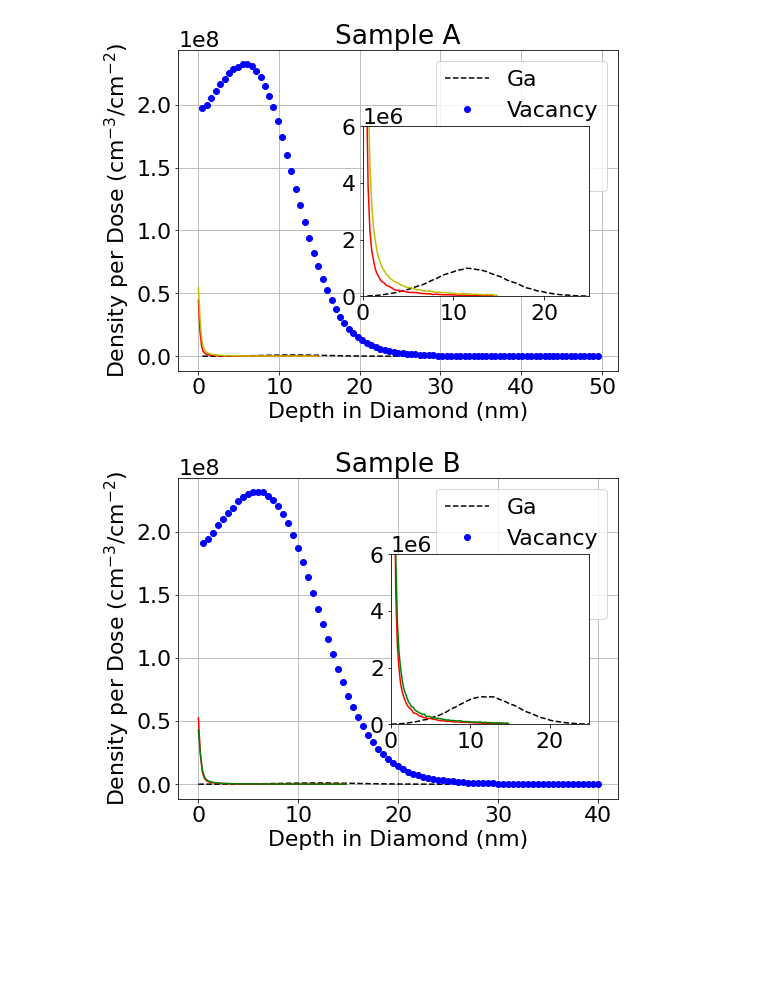
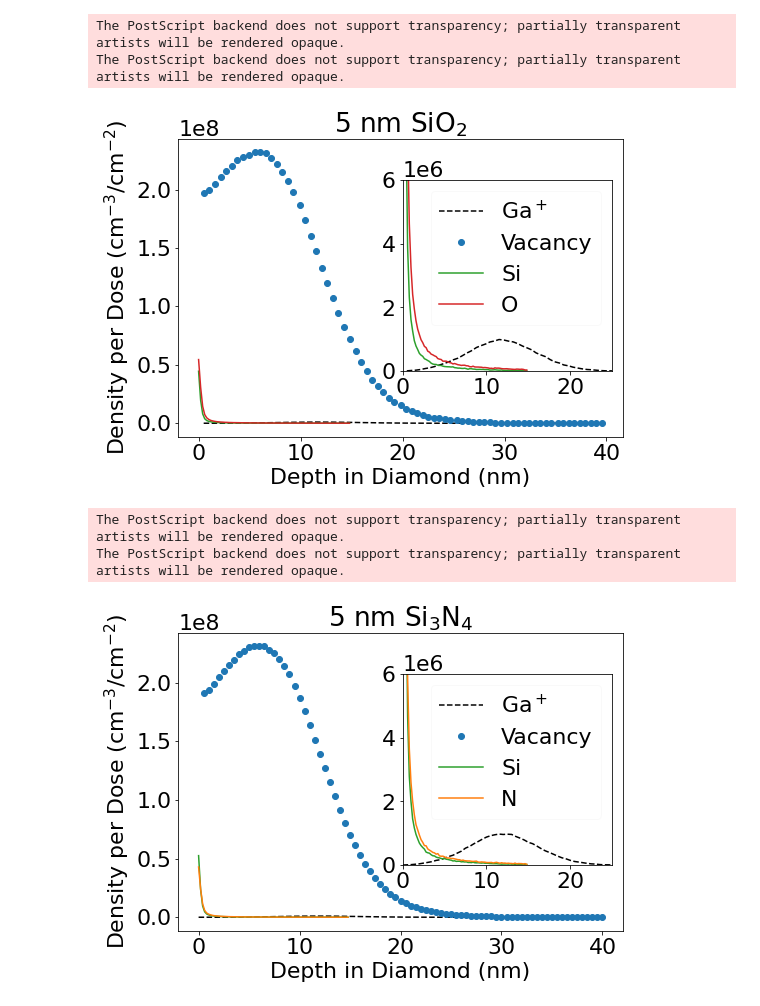
Before and after one commit to ahserhan/SiO2-SiV, a Jupyter notebook: 5nm 30keV fine/FinalPlot.ipynb, the cells around one changed output. Drawn from its saved outputs; the diff is of its cells as text; code cells hidden in the pictures; blank space fills up the shorter version.

Commit message:
experiment simulation plot revisiono

```diff
--- a/5nm 30keV fine/FinalPlot.ipynb
+++ b/5nm 30keV fine/FinalPlot.ipynb
@@ -13,54 +13,84 @@ SiNfine = pd.read_csv('SiNfine.csv')
 # %%
 cm = 1/2.54
 fig = plt.figure(figsize=(20*cm, 15*cm))
 plt.rcParams.update({'font.size': 22})
-plt.grid()
+
+# plt.rcParams.update({'font.size': 6})
+# cm = 1/2.54
+# fig = plt.figure(figsize=(4.5*cm, 3.4*cm))
+# plt.grid()
 plt.xlabel(r'Depth in Diamond (nm)')
 plt.ylabel(r'Density per Dose (cm$^{-3}$/cm$^{-2}$)')
 plt.plot(SiO['DEPTH'], SiO['Ga'], '--k',label = 'Ga')
-plt.plot(SiO['DEPTH'], SiO['C']*1e8, 'ob',label = 'Vacancy')
-plt.plot(SiOfine['DEPTH'], SiOfine['Si'], '-r',label = 'Si')
-plt.plot(SiOfine['DEPTH'], SiOfine['O'], '-y',label = 'O')
-plt.title('Sample A')
-plt.legend()
+plt.plot(SiO['DEPTH'], SiO['C']*1e8, 'oC0',label = 'Vacancy')
+plt.plot(SiOfine['DEPTH'], SiOfine['Si'], '-C2',label = 'Si')
+plt.plot(SiOfine['DEPTH'], SiOfine['O'], '-C3',label = 'O')
+plt.title('5 nm SiO$_2$')
+# plt.legend()
 
-a = plt.axes([0.45, .3, .4, .4])
+a = plt.axes([0.57, .33, .37, .45])
 # plt.grid()
 plt.plot(SiO['DEPTH'], SiO['Ga'], '--k')
-plt.plot(SiOfine['DEPTH'], SiOfine['Si'], '-r')
-plt.plot(SiOfine['DEPTH'], SiOfine['O'], '-y')
+plt.plot(SiOfine['DEPTH'], SiOfine['Si'], '-C2')
+plt.plot(SiOfine['DEPTH'], SiOfine['O'], '-C3')
 plt.xlim([0,25])
 plt.ylim([0,0.6e7])
 # plt.title('Probability')
 # plt.xticks([])
 # plt.yticks([])
-plt.savefig('sio.svg', format= 'svg',transparent=True)
+
+plt.plot([], '--k',label = 'Ga$^+$')
+plt.plot([], 'oC0',label = 'Vacancy')
+plt.plot([], '-C2',label = 'Si')
+plt.plot([], '-C3',label = 'O')
+
+lgd = plt.legend(loc = "upper right")
+lgd.get_frame().set_alpha(0.1)
+plt.tight_layout()
+plt.savefig('sio.eps', format= 'eps',transparent=False)
 # %% [output]
+The PostScript backend does not support transparency; partially transparent artists will be rendered opaque.
+The PostScript backend does not support transparency; partially transparent artists will be rendered opaque.
-[figure, old version]
+[figure, new version]
 # %%
 cm = 1/2.54
 fig = plt.figure(figsize=(20*cm, 15*cm))
 plt.rcParams.update({'font.size': 22})
-plt.grid()
+# plt.rcParams.update({'font.size': 6})
+# cm = 1/2.54
+# fig = plt.figure(figsize=(4.5*cm, 3.4*cm))
+
+# plt.grid()
 plt.xlabel(r'Depth in Diamond (nm)')
+# plt.ylabel(r'Density per Dose (cm$^{-3}$/cm$^{-2}$)')
 plt.ylabel(r'Density per Dose (cm$^{-3}$/cm$^{-2}$)')
 plt.plot(SiN['DEPTH'], SiN['Ga'], '--k',label = 'Ga')
-plt.plot(SiN['DEPTH'][1:], SiN['C'][1:]*1e8, 'ob',label = 'Vacancy')
-plt.plot(SiNfine['DEPTH'], SiNfine['Si'], '-r',label = 'Si')
-plt.plot(SiNfine['DEPTH'], SiNfine['N'], '-g',label = 'N')
-plt.title('Sample B')
-plt.legend()
+plt.plot(SiN['DEPTH'][1:], SiN['C'][1:]*1e8, 'oC0',label = 'Vacancy')
+plt.plot(SiNfine['DEPTH'], SiNfine['Si'], '-C2',label = 'Si')
+plt.plot(SiNfine['DEPTH'], SiNfine['N'], '-C1',label = 'N')
+# plt.yticks([0,5e7,1e8,1.5e8,2e8],['','','','',''])
+plt.title('5 nm Si$_3$N$_4$')
+# plt.legend()
 
-a = plt.axes([0.5, .3, .35, .4])
+# a = plt.axes([0.51, .33, .37, .45])
+a = plt.axes([0.57, .33, .37, .45])
 # plt.grid()
 plt.plot(SiN['DEPTH'], SiN['Ga'], '--k')
-plt.plot(SiNfine['DEPTH'], SiNfine['Si'], '-r')
-plt.plot(SiNfine['DEPTH'], SiNfine['N'], '-g')
+plt.plot(SiNfine['DEPTH'], SiNfine['Si'], '-C2')
+plt.plot(SiNfine['DEPTH'], SiNfine['N'], '-C1')
 plt.xlim([0,25])
 plt.ylim([0,0.6e7])
-# plt.title('Probability')
 # plt.xticks([])
-# plt.yticks([])
-plt.savefig('sin.svg', format= 'svg',transparent=True)
+plt.plot([], '--k',label = 'Ga$^+$')
+plt.plot([], 'oC0',label = 'Vacancy')
+plt.plot([], '-C2',label = 'Si')
+plt.plot([], '-C1',label = 'N')
+
+lgd = plt.legend(loc = "upper right")
+lgd.get_frame().set_alpha(0.1)
+plt.tight_layout()
+plt.savefig('sin.eps', format= 'eps',transparent=False)
 # %% [output]
+The PostScript backend does not support transparency; partially transparent artists will be rendered opaque.
+The PostScript backend does not support transparency; partially transparent artists will be rendered opaque.
-[figure, old version]
+[figure, new version]
```
